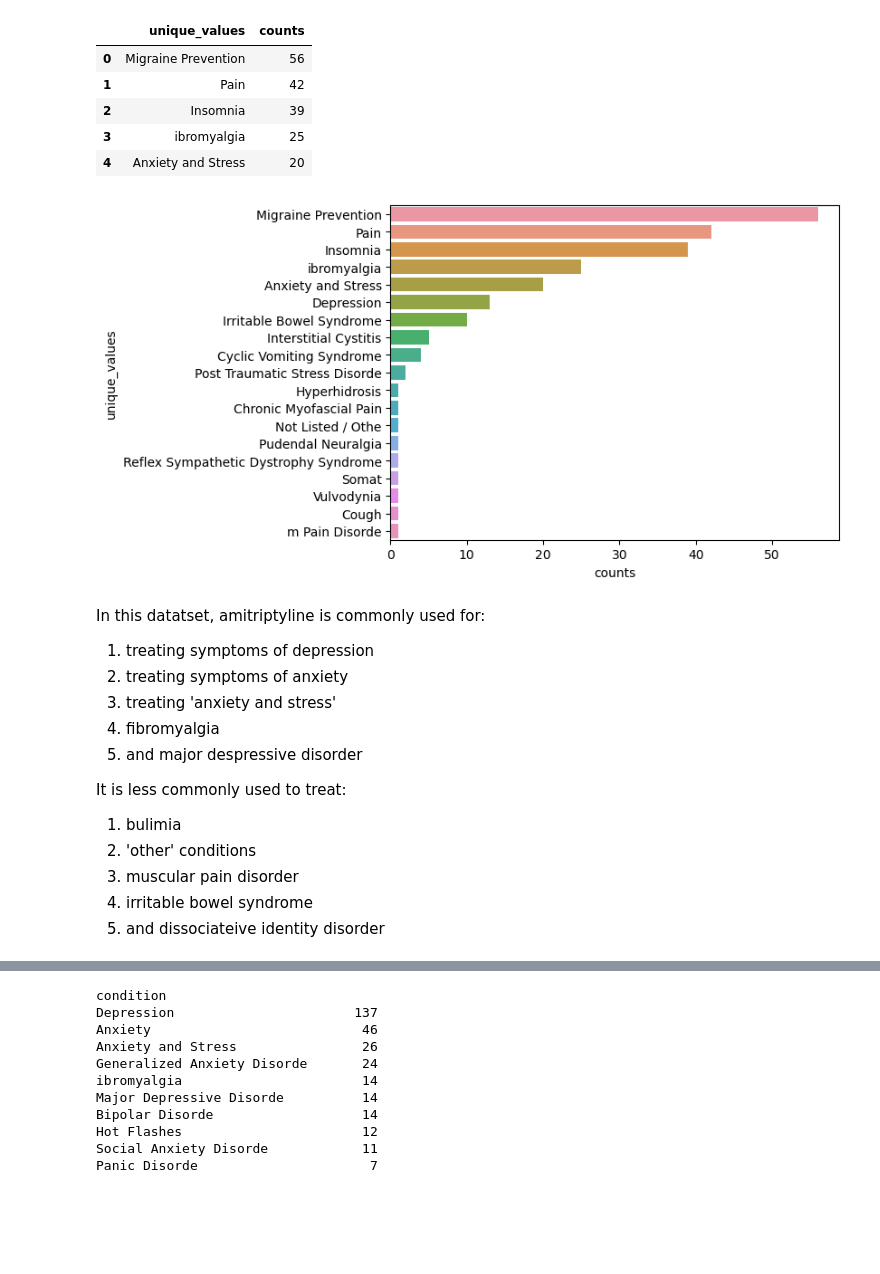
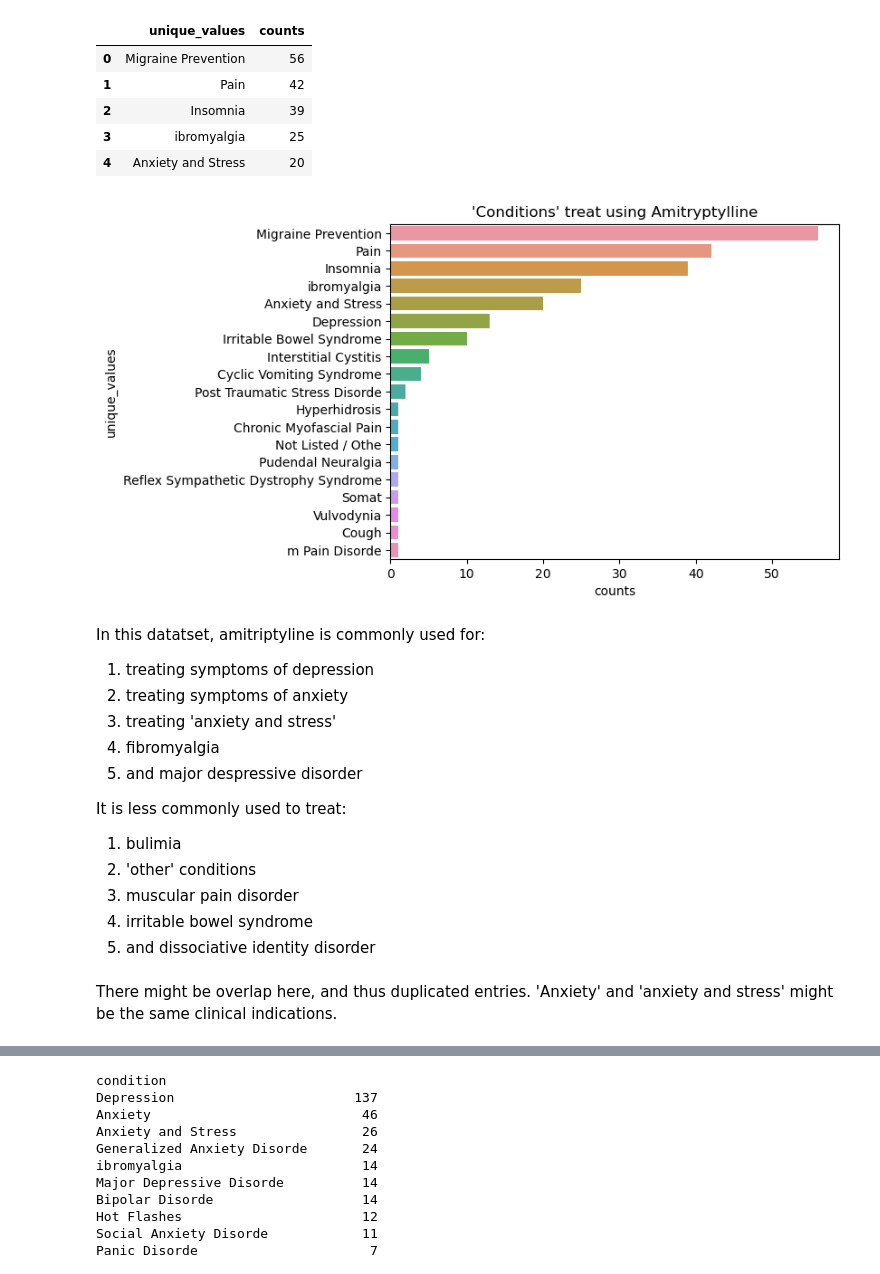
Before and after one commit to Sunuber/Personal_Project, a Jupyter notebook: Independent_Project.ipynb, the cells around one changed output, grey strips where cells are left out. Saved outputs shown, nothing was run; the diff lists cells and outputs as text; code cells hidden in the pictures; blank space fills up the shorter version.

```diff
--- a/Independent_Project.ipynb
+++ b/Independent_Project.ipynb
@@ -484,9 +482,9 @@ amitriptyline_conditions.head(5)
 | 3 | ibromyalgia | 25 |
 | 4 | Anxiety and Stress | 20 |
 # %%
-sns.barplot(amitriptyline_conditions, x="counts", y="unique_values");
+sns.barplot(amitriptyline_conditions, x="counts", y="unique_values").set(title="'Conditions' treat using Amitryptylline");
 # %% [output]
-[figure, old version]
+[figure, new version]
 # %% [markdown]
 In this datatset, amitriptyline is commonly used for:
 
@@ -501,7 +499,9 @@ It is less commonly used to treat:
 2. 'other' conditions
 3. muscular pain disorder
 4. irritable bowel syndrome
-5. and dissociateive identity disorder
+5. and dissociative identity disorder
+# %% [markdown]
+There might be overlap here, and thus duplicated entries. 'Anxiety' and 'anxiety and stress' might be the same clinical indications.
 # %%
 drug_name4='Venlafaxine'
 filter=df['drugName']==drug_name4
```
Also changed, not shown: parts of 22 cells of this notebook.
